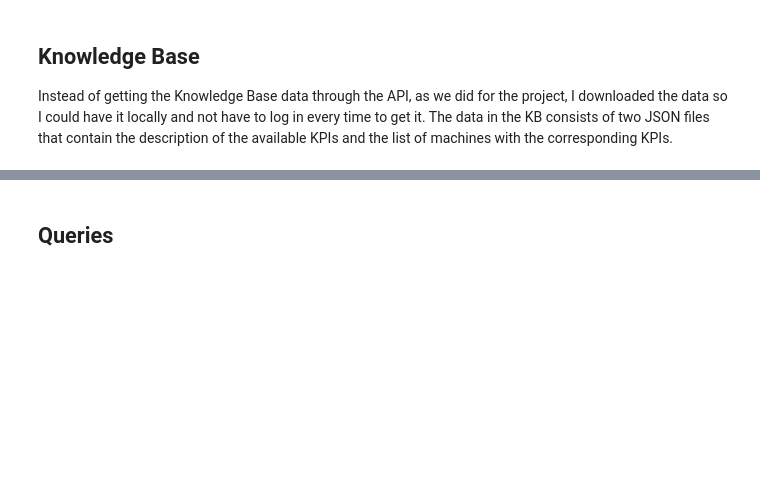
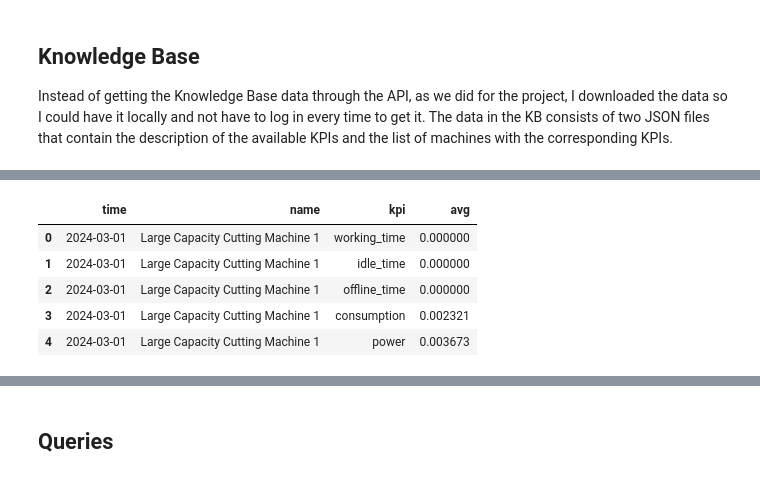
Before and after one commit to irenedovichi/MyUpdate, a Jupyter notebook: myupdate.ipynb, the cells around one changed output, grey strips where cells are left out. Saved outputs shown, nothing was run; the diff lists cells and outputs as text; code cells hidden in the pictures; blank space fills up the shorter version.

```diff
--- a/myupdate.ipynb
+++ b/myupdate.ipynb
@@ -28,0 +56,11 @@ data.append({"type": "txt", "content": documentation})
+# %%
+# Keep only the time, name, kpi, and avg columns
+df = df[['time', 'name', 'kpi', 'avg']]
+df.head()
+# %% [output]
+|  | time | name | kpi | avg |
+| 0 | 2024-03-01 | Large Capacity Cutting Machine 1 | working_time | 0.000000 |
+| 1 | 2024-03-01 | Large Capacity Cutting Machine 1 | idle_time | 0.000000 |
+| 2 | 2024-03-01 | Large Capacity Cutting Machine 1 | offline_time | 0.000000 |
+| 3 | 2024-03-01 | Large Capacity Cutting Machine 1 | consumption | 0.002321 |
+| 4 | 2024-03-01 | Large Capacity Cutting Machine 1 | power | 0.003673 |
```
Also changed, not shown: parts of 24 cells of this notebook, 3 other files.
